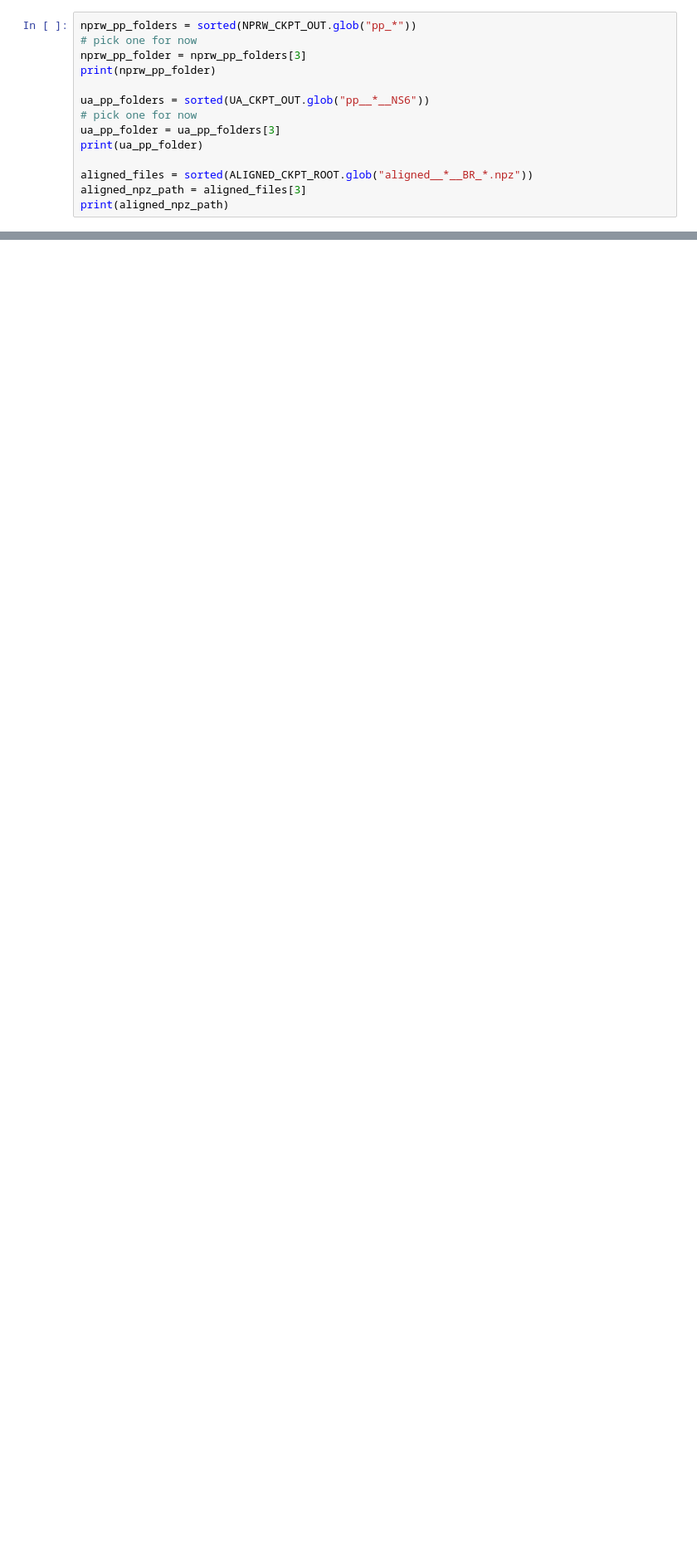
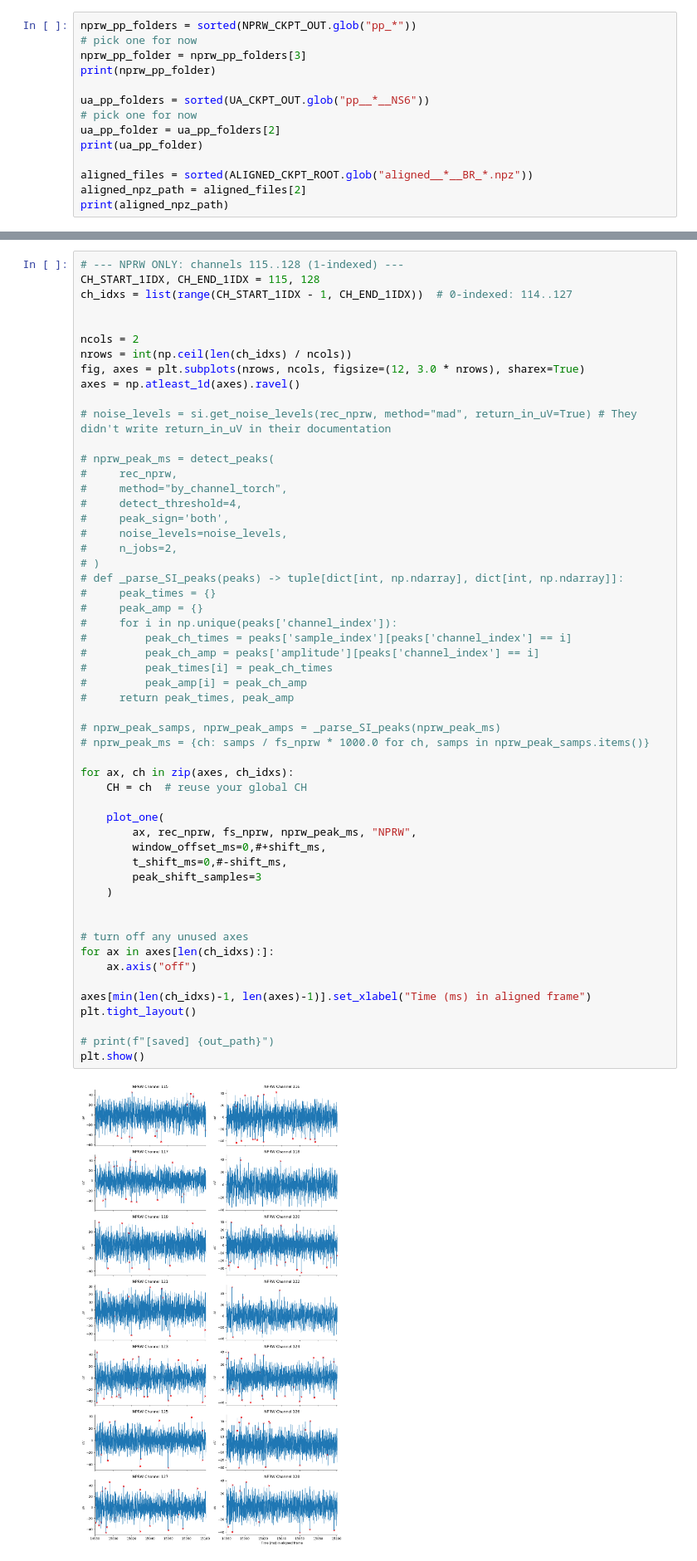
Before and after one commit to Raynor-Cerebellum-Project/RCP_analysis, a Jupyter notebook: scripts/plot_HPF_traces_with_peaks.ipynb, the cells around one changed output, grey strips where cells are left out. Shown at 83% size. Cells and saved outputs as stored; diff of their text form; blank space fills up the shorter version.

```diff
--- a/scripts/plot_HPF_traces_with_peaks.ipynb
+++ b/scripts/plot_HPF_traces_with_peaks.ipynb
@@ -33,11 +35,11 @@ print(nprw_pp_folder)
 
 ua_pp_folders = sorted(UA_CKPT_OUT.glob("pp__*__NS6"))
 # pick one for now
-ua_pp_folder = ua_pp_folders[3]
+ua_pp_folder = ua_pp_folders[2]
 print(ua_pp_folder)
 
 aligned_files = sorted(ALIGNED_CKPT_ROOT.glob("aligned__*__BR_*.npz"))
-aligned_npz_path = aligned_files[3]
+aligned_npz_path = aligned_files[2]
 print(aligned_npz_path)
 # %% [output]
 /home/bryan/mnt/cullen/Current Project Databases - NHP/2025 Cerebellum prosthesis/Nike/20251203_NRR_RW011/results/checkpoints/NPRW/pp_local_30_150__interp_NRR_RW011_251203_141346
@@ -200,0 +511,56 @@ plt.show()
+# %%
+# --- NPRW ONLY: channels 115..128 (1-indexed) ---
+CH_START_1IDX, CH_END_1IDX = 115, 128
+ch_idxs = list(range(CH_START_1IDX - 1, CH_END_1IDX))  # 0-indexed: 114..127
+
+
+ncols = 2
+nrows = int(np.ceil(len(ch_idxs) / ncols))
+fig, axes = plt.subplots(nrows, ncols, figsize=(12, 3.0 * nrows), sharex=True)
+axes = np.atleast_1d(axes).ravel()
+
+# noise_levels = si.get_noise_levels(rec_nprw, method="mad", return_in_uV=True) # They didn't write return_in_uV in their documentation
+
+# nprw_peak_ms = detect_peaks(
+#     rec_nprw,
+#     method="by_channel_torch",
+#     detect_threshold=4,
+#     peak_sign='both',
+#     noise_levels=noise_levels,
+#     n_jobs=2,
+# )
+# def _parse_SI_peaks(peaks) -> tuple[dict[int, np.ndarray], dict[int, np.ndarray]]:
+#     peak_times = {}
+#     peak_amp = {}
+#     for i in np.unique(peaks['channel_index']):
+#         peak_ch_times = peaks['sample_index'][peaks['channel_index'] == i]
+#         peak_ch_amp = peaks['amplitude'][peaks['channel_index'] == i]
+#         peak_times[i] = peak_ch_times
+#         peak_amp[i] = peak_ch_amp
+#     return peak_times, peak_amp
+
+# nprw_peak_samps, nprw_peak_amps = _parse_SI_peaks(nprw_peak_ms)
+# nprw_peak_ms = {ch: samps / fs_nprw * 1000.0 for ch, samps in nprw_peak_samps.items()}
+
+for ax, ch in zip(axes, ch_idxs):
+    CH = ch  # reuse your global CH
+
+    plot_one(
+        ax, rec_nprw, fs_nprw, nprw_peak_ms, "NPRW",
+        window_offset_ms=0,#+shift_ms,
+        t_shift_ms=0,#-shift_ms,
+        peak_shift_samples=3
+    )
+
+
+# turn off any unused axes
+for ax in axes[len(ch_idxs):]:
+    ax.axis("off")
+
+axes[min(len(ch_idxs)-1, len(axes)-1)].set_xlabel("Time (ms) in aligned frame")
+plt.tight_layout()
+
+# print(f"[saved] {out_path}")
+plt.show()
+# %% [output]
+[figure, added]
```
Also changed, not shown: parts of 16 cells of this notebook, 11 other files.
